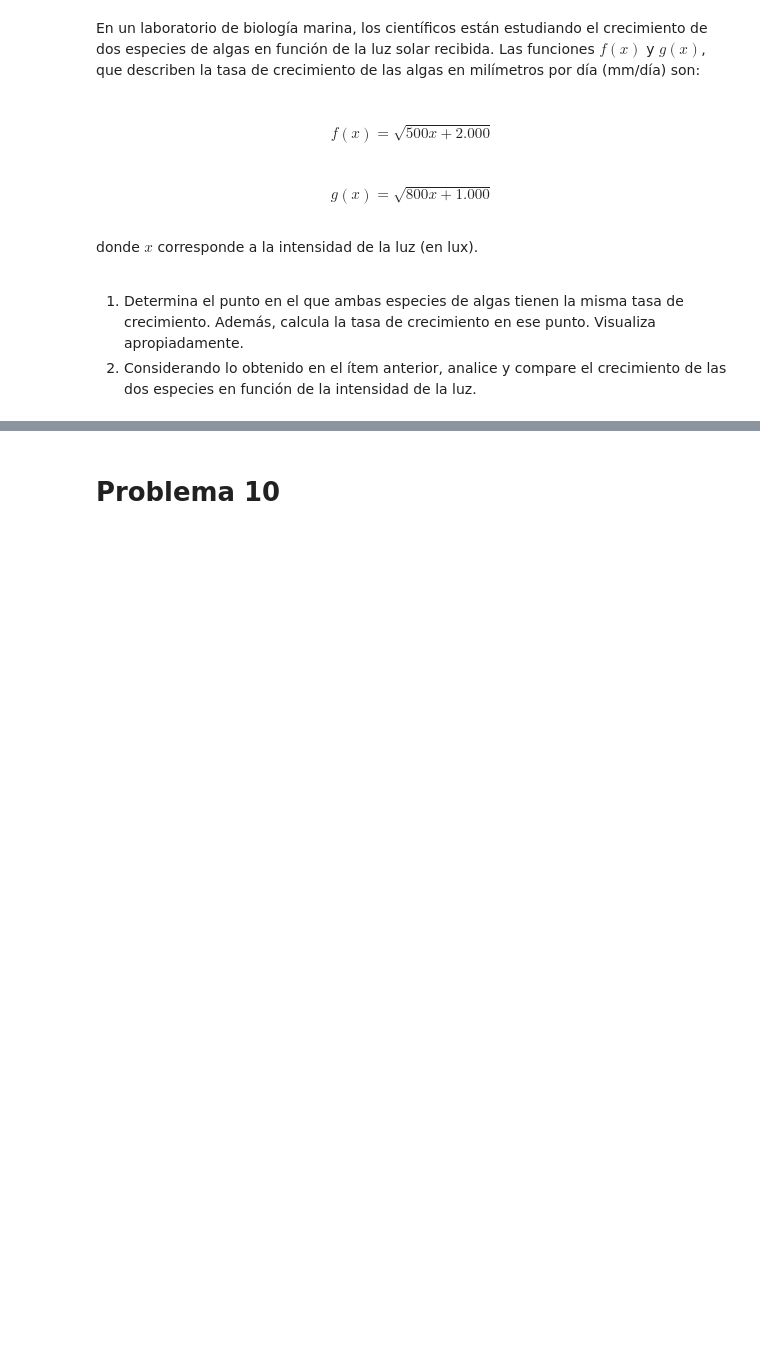
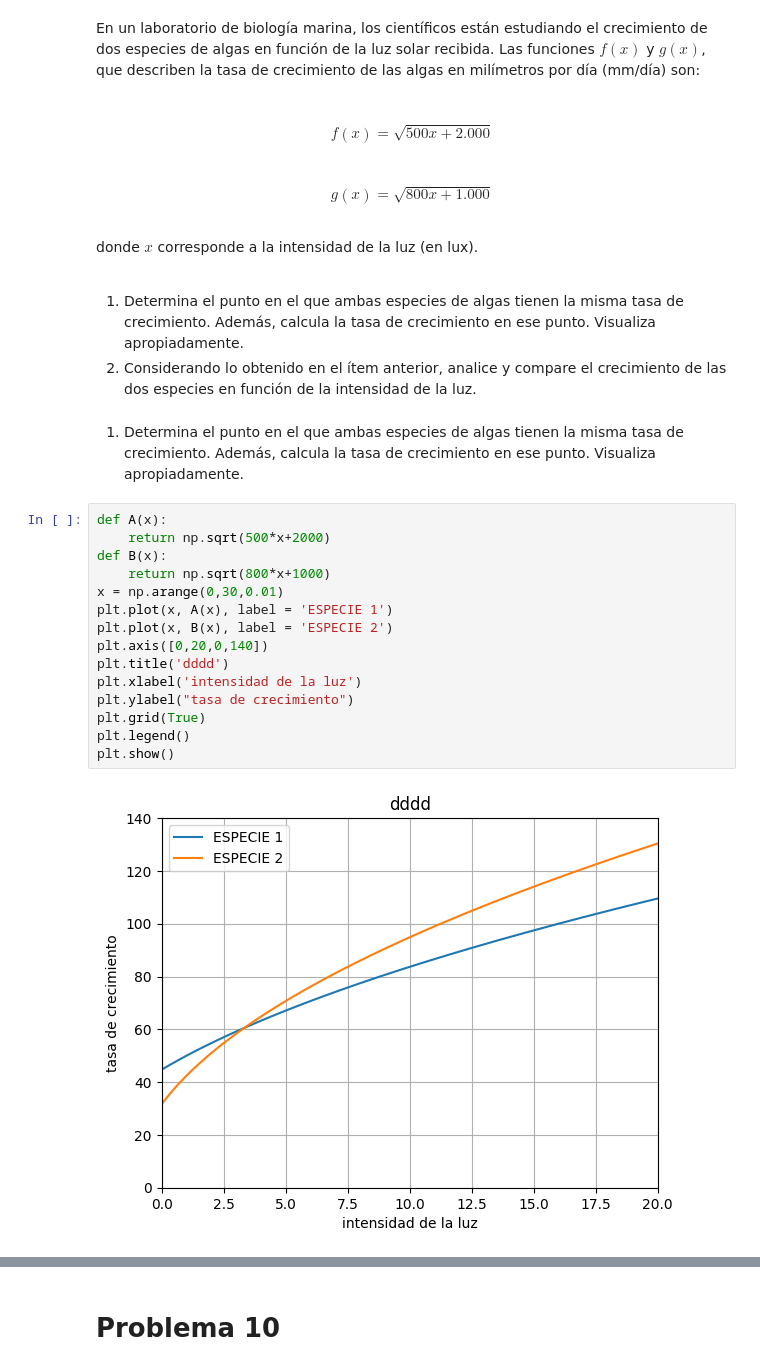
Before and after one commit to matikkkkk/PYTHOOON, a Jupyter notebook: matematicaApli/G3_Aplicaciones_de_funciones.ipynb, the cells around one changed output, grey strips where cells are left out. Drawn from its saved outputs; the diff is of its cells as text; blank space fills up the shorter version.

```diff
--- a/matematicaApli/G3_Aplicaciones_de_funciones.ipynb
+++ b/matematicaApli/G3_Aplicaciones_de_funciones.ipynb
@@ -484,3 +522,22 @@ donde $x$ corresponde a la intensidad de la luz (en lux).
 
 1. Determina el punto en el que ambas especies de algas tienen la misma tasa de crecimiento. Además, calcula la tasa de crecimiento en ese punto. Visualiza apropiadamente.
 2. Considerando lo obtenido en el ítem anterior, analice y compare el crecimiento de las dos especies en función de la intensidad de la luz.
+# %% [markdown]
+1. Determina el punto en el que ambas especies de algas tienen la misma tasa de crecimiento. Además, calcula la tasa de crecimiento en ese punto. Visualiza apropiadamente.
+# %%
+def A(x):
+    return np.sqrt(500*x+2000)
+def B(x):
+    return np.sqrt(800*x+1000)
+x = np.arange(0,30,0.01)
+plt.plot(x, A(x), label = 'ESPECIE 1')
+plt.plot(x, B(x), label = 'ESPECIE 2')
+plt.axis([0,20,0,140])
+plt.title('dddd')
+plt.xlabel('intensidad de la luz')
+plt.ylabel("tasa de crecimiento")
+plt.grid(True)
+plt.legend()
+plt.show()
+# %% [output]
+[figure, added]
```
Also changed, not shown: parts of 11 cells of this notebook.
